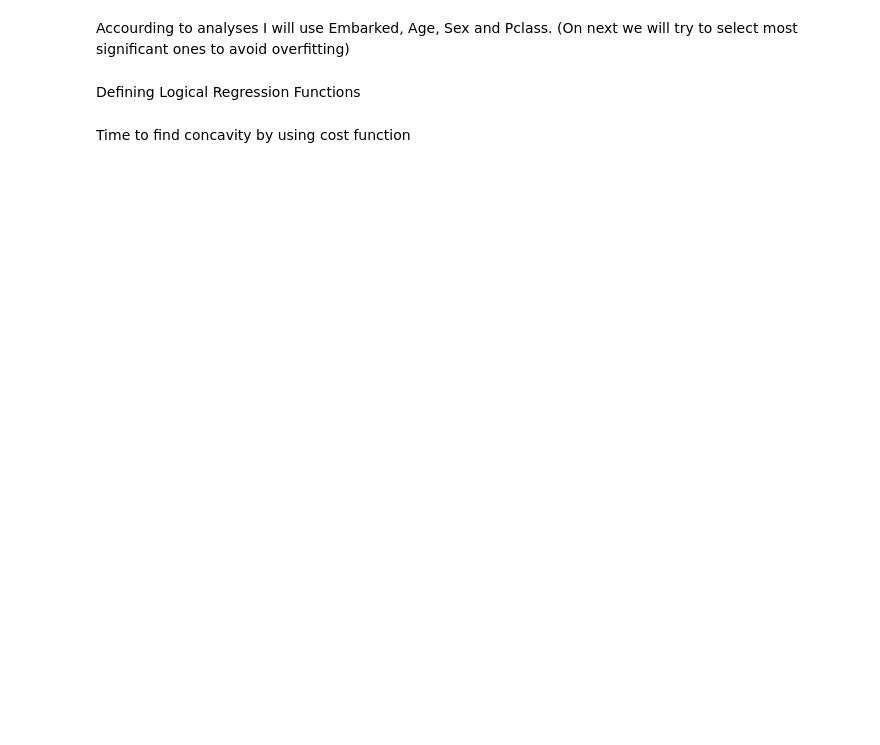
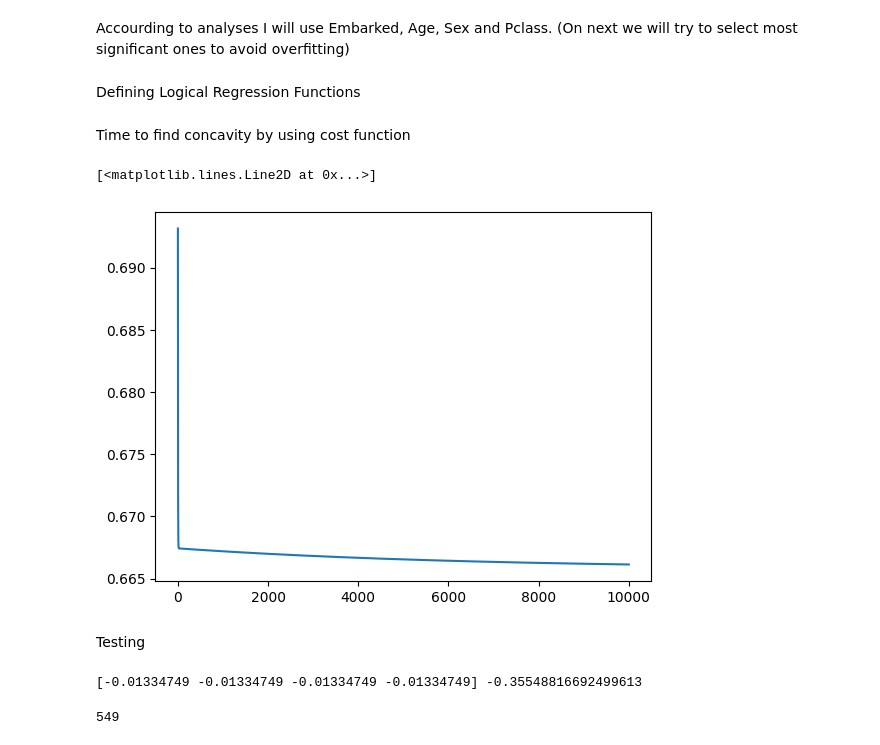
Before and after one commit to MehmetEmirGonenc/MachineLearning, a Jupyter notebook: Classification/LogisticRegression/titanic/titanic.ipynb, the cells around one changed output. Cells and saved outputs as stored; diff of their text form; code cells hidden in the pictures; blank space fills up the shorter version.

```diff
--- a/Classification/LogisticRegression/titanic/titanic.ipynb
+++ b/Classification/LogisticRegression/titanic/titanic.ipynb
@@ -135,12 +206,12 @@ def loss_function (x, y, w, b): # Gets 3 vectors(w, x and y) and a scaler(b)
 def cost_function (x, y, w, b): # Gets 3 vectors(w, x and y) and a scaler(b)
     # returns a scaler
     m = len(x)
-    return np.sum(loss_function) / m
+    return np.sum(loss_function(x,y,w,b)) / m
 # %%
 def gradient_compute (x, y, w, b): # Gets 3 vectors(w, x and y) and a scaler(b)
     # returns two scalers
     m = len(x)
-    dj_dw = np.sum((f_wb(x,w,b)-y) * x) / m
+    dj_dw = np.sum(np.dot((f_wb(x,w,b)-y), x)) / m
     dj_db = np.sum(f_wb(x,w,b)-y) / m
     return dj_dw, dj_db
 # %%
@@ -165,3 +236,33 @@ def gradient_descent (x, y, w, b, alpha = 0.01, iterations = 10000): # Gets thre
     # Note:  Also we can find the concavity automaticly, but I don't use this for now.
 # %% [markdown]
 Time to find concavity by using cost function
+# %%
+# Take necessary values to numpy array of x_train from pandas dataframe
+x_train = train_df[['Age', 'Embarked', 'Pclass', 'Sex']].to_numpy()
+y_train = train_df['Survived'].to_numpy()
+# %%
+# Sketch graph
+initial_w = np.zeros(4) # Number of features
+initial_b = 0
+iter = 10000
+x_points = np.arange(iter) # 1D array with iter number of elements consecutively
+y_points = np.zeros(iter) # 1D array with iter number of zeros
+for i in range(iter):
+    y_points[i] = cost_function(x_train, y_train, initial_w, initial_b)
+
+    # Update w and b
+    initial_w, initial_b = gradient_descent(x_train, y_train, initial_w, initial_b, iterations=1)
+# %%
+plt.plot(x_points,y_points)
+# %% [output]
+[<matplotlib.lines.Line2D at 0x...>]
+[figure, added]
+# %% [markdown]
+Testing
+# %%
+initial_w = np.zeros(4) # Number of features
+initial_b = 0
+best_w, best_b = gradient_descent(x_train, y_train, initial_w, initial_b)
+print(best_w, best_b)
+# %% [output]
+[-0.01334749 -0.01334749 -0.01334749 -0.01334749] -0.35548816692499613
@@ -167,0 +278,4 @@ Time to find concavity by using cost function
+# %%
+print(predict_train(x_train,y_train, best_w, best_b))
+# %% [output]
+549
```
Also changed, not shown: parts of 14 cells of this notebook, 1 other file.
